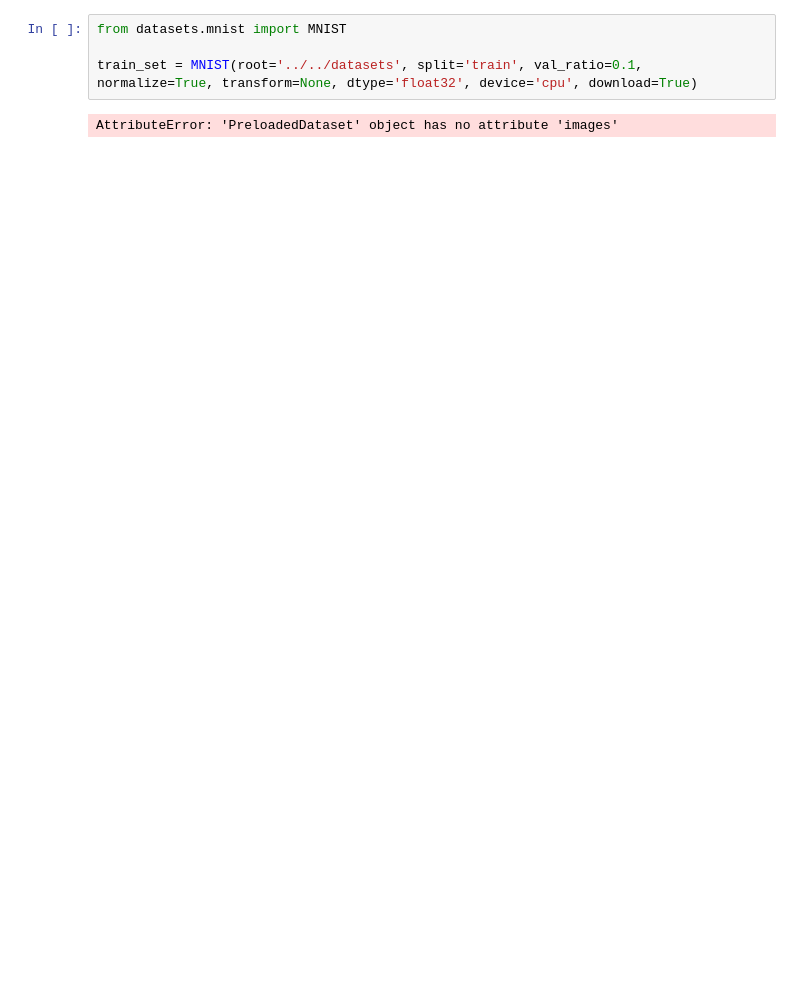
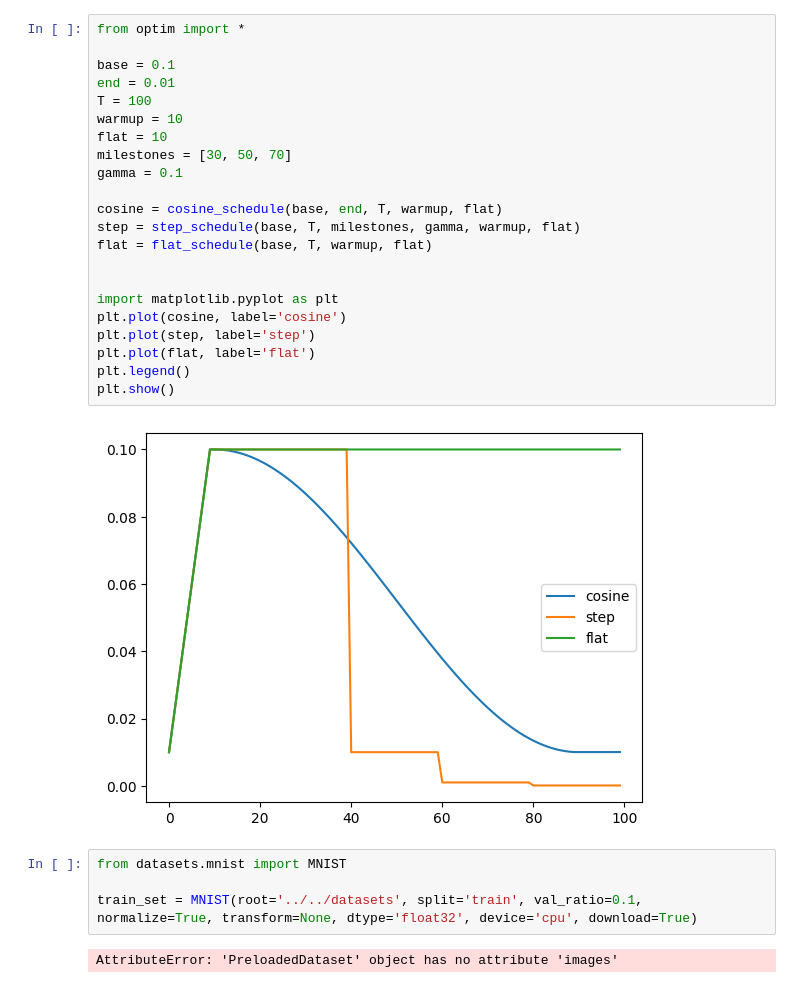
Before and after one commit to joeagriffith/JoeTorch, a Jupyter notebook: test.ipynb, the cells around one changed output. Saved outputs shown, nothing was run; the diff lists cells and outputs as text; blank space fills up the shorter version.

Commit message:
built schedulers

```diff
--- a/test.ipynb
+++ b/test.ipynb
@@ -1,3 +1,27 @@
+# %%
+from optim import *
+
+base = 0.1
+end = 0.01
+T = 100
+warmup = 10
+flat = 10
+milestones = [30, 50, 70]
+gamma = 0.1
+
+cosine = cosine_schedule(base, end, T, warmup, flat)
+step = step_schedule(base, T, milestones, gamma, warmup, flat)
+flat = flat_schedule(base, T, warmup, flat)
+
+
+import matplotlib.pyplot as plt
+plt.plot(cosine, label='cosine')
+plt.plot(step, label='step')
+plt.plot(flat, label='flat')
+plt.legend()
+plt.show()
+# %% [output]
+[figure, added]
 # %%
 from datasets.mnist import MNIST
 
```
Also changed, not shown: 6 other files.
